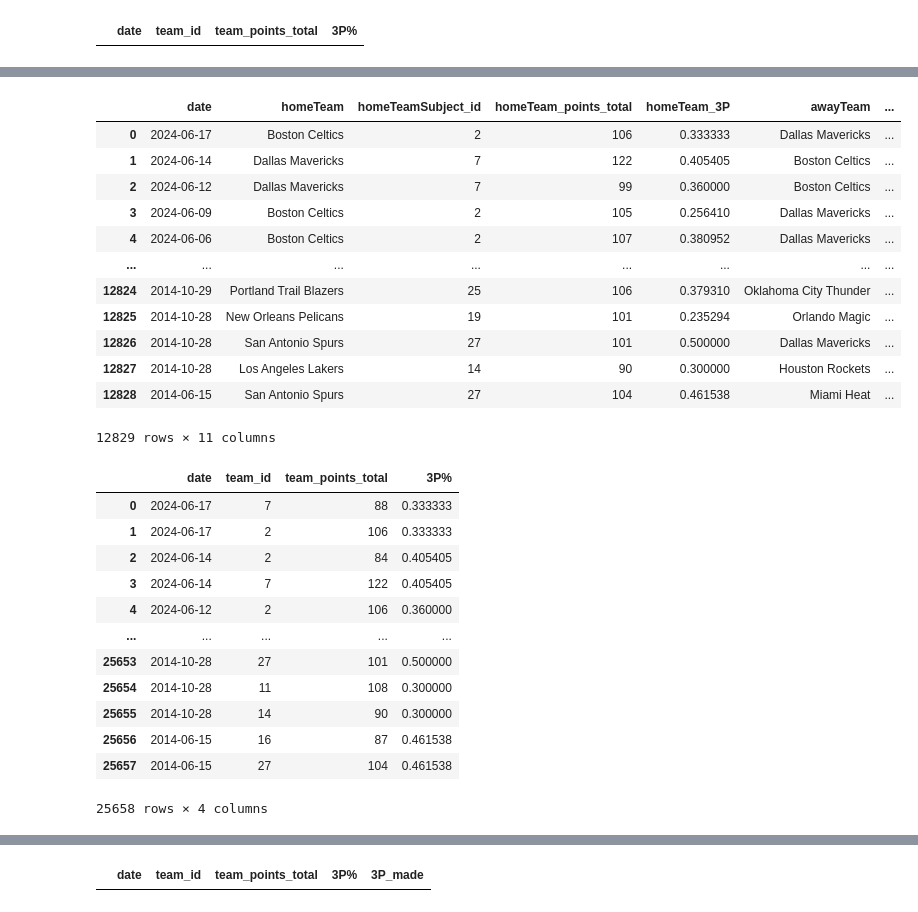
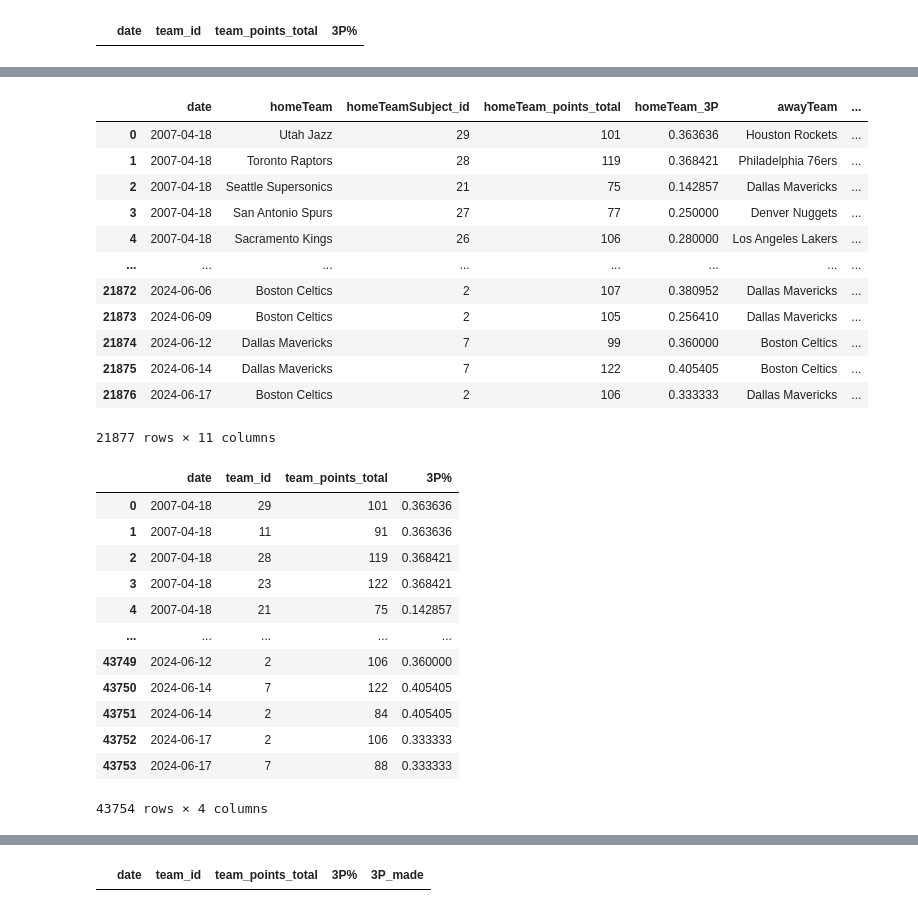
Before and after one commit to maxbraith/NBAModel, a Jupyter notebook: NBAModel/TimeSeriesML/timeSeriesWinner.ipynb, the cells around one changed output, grey strips where cells are left out. Cells and saved outputs as stored; diff of their text form; code cells hidden in the pictures.

```diff
--- a/NBAModel/TimeSeriesML/timeSeriesWinner.ipynb
+++ b/NBAModel/TimeSeriesML/timeSeriesWinner.ipynb
@@ -11,7 +11,7 @@ from sklearn.model_selection import train_test_split
 from keras.callbacks import EarlyStopping, ReduceLROnPlateau
 from sklearn.metrics import accuracy_score
 # %%
-df = pd.read_csv('CopyOfNBADatawithWinandPlayoff.csv')
+df = pd.read_csv('nbsDataAllScrapedInfo.csv')
 df
 # %% [output]
 |  | date | homeTeam | homeTeam_id | homeTeam_points_total | homeTeam_points_q1 | homeTeam_points_q2 | ... |
@@ -58,7 +58,10 @@ subjectID_dict = {
     "SAS": 27,
     "TOR": 28,
     "UTA": 29,
-    "WAS": 30
+    "WAS": 30,
+    "NOH": 19,
+    "NJN": 3,
+    "SEA": 21
 }
 # %%
 df["homeTeamSubject_id"] = df["homeTeam_id"].map(subjectID_dict)
@@ -419,5 +424,4 @@ dfLim2
 # %%
 #reformat the dates so they can be compared
-dfLim2['date'] = dfLim2['date'].apply(lambda x: datetime.strptime(x, "%Y-%m-%d"))
 dfLim2
 # %% [output]
@@ -529,39 +528,37 @@ dfIDtoStat2
 # %%
 #reverse df order - should now start with 2014
-dfLim2 = dfLim2.iloc[::-1].reset_index(drop=True)
 dfLim2
 # %% [output]
 |  | date | homeTeam | homeTeamSubject_id | homeTeam_points_total | homeTeam_3P | awayTeam | ... |
-| 0 | 2024-06-17 | Boston Celtics | 2 | 106 | 0.333333 | Dallas Mavericks | ... |
-| 1 | 2024-06-14 | Dallas Mavericks | 7 | 122 | 0.405405 | Boston Celtics | ... |
-| 2 | 2024-06-12 | Dallas Mavericks | 7 | 99 | 0.360000 | Boston Celtics | ... |
-| 3 | 2024-06-09 | Boston Celtics | 2 | 105 | 0.256410 | Dallas Mavericks | ... |
-| 4 | 2024-06-06 | Boston Celtics | 2 | 107 | 0.380952 | Dallas Mavericks | ... |
+| 0 | 2007-04-18 | Utah Jazz | 29 | 101 | 0.363636 | Houston Rockets | ... |
+| 1 | 2007-04-18 | Toronto Raptors | 28 | 119 | 0.368421 | Philadelphia 76ers | ... |
+| 2 | 2007-04-18 | Seattle Supersonics | 21 | 75 | 0.142857 | Dallas Mavericks | ... |
+| 3 | 2007-04-18 | San Antonio Spurs | 27 | 77 | 0.250000 | Denver Nuggets | ... |
+| 4 | 2007-04-18 | Sacramento Kings | 26 | 106 | 0.280000 | Los Angeles Lakers | ... |
 | ... | ... | ... | ... | ... | ... | ... | ... |
-| 12824 | 2014-10-29 | Portland Trail Blazers | 25 | 106 | 0.379310 | Oklahoma City Thunder | ... |
-| 12825 | 2014-10-28 | New Orleans Pelicans | 19 | 101 | 0.235294 | Orlando Magic | ... |
-| 12826 | 2014-10-28 | San Antonio Spurs | 27 | 101 | 0.500000 | Dallas Mavericks | ... |
-| 12827 | 2014-10-28 | Los Angeles Lakers | 14 | 90 | 0.300000 | Houston Rockets | ... |
-| 12828 | 2014-06-15 | San Antonio Spurs | 27 | 104 | 0.461538 | Miami Heat | ... |
+| 21872 | 2024-06-06 | Boston Celtics | 2 | 107 | 0.380952 | Dallas Mavericks | ... |
+| 21873 | 2024-06-09 | Boston Celtics | 2 | 105 | 0.256410 | Dallas Mavericks | ... |
+| 21874 | 2024-06-12 | Dallas Mavericks | 7 | 99 | 0.360000 | Boston Celtics | ... |
+| 21875 | 2024-06-14 | Dallas Mavericks | 7 | 122 | 0.405405 | Boston Celtics | ... |
+| 21876 | 2024-06-17 | Boston Celtics | 2 | 106 | 0.333333 | Dallas Mavericks | ... |
-12829 rows × 11 columns
+21877 rows × 11 columns
 # %%
 #reverse order - should now start with 2014
-dfIDtoStat2 = dfIDtoStat2.iloc[::-1].reset_index(drop=True)
 dfIDtoStat2
 # %% [output]
 |  | date | team_id | team_points_total | 3P% |
-| 0 | 2024-06-17 | 7 | 88 | 0.333333 |
-| 1 | 2024-06-17 | 2 | 106 | 0.333333 |
-| 2 | 2024-06-14 | 2 | 84 | 0.405405 |
-| 3 | 2024-06-14 | 7 | 122 | 0.405405 |
-| 4 | 2024-06-12 | 2 | 106 | 0.360000 |
+| 0 | 2007-04-18 | 29 | 101 | 0.363636 |
+| 1 | 2007-04-18 | 11 | 91 | 0.363636 |
+| 2 | 2007-04-18 | 28 | 119 | 0.368421 |
+| 3 | 2007-04-18 | 23 | 122 | 0.368421 |
+| 4 | 2007-04-18 | 21 | 75 | 0.142857 |
 | ... | ... | ... | ... | ... |
-| 25653 | 2014-10-28 | 27 | 101 | 0.500000 |
-| 25654 | 2014-10-28 | 11 | 108 | 0.300000 |
-| 25655 | 2014-10-28 | 14 | 90 | 0.300000 |
-| 25656 | 2014-06-15 | 16 | 87 | 0.461538 |
-| 25657 | 2014-06-15 | 27 | 104 | 0.461538 |
+| 43749 | 2024-06-12 | 2 | 106 | 0.360000 |
+| 43750 | 2024-06-14 | 7 | 122 | 0.405405 |
+| 43751 | 2024-06-14 | 2 | 84 | 0.405405 |
+| 43752 | 2024-06-17 | 2 | 106 | 0.333333 |
+| 43753 | 2024-06-17 | 7 | 88 | 0.333333 |
-25658 rows × 4 columns
+43754 rows × 4 columns
 # %%
 #X1.Shape is num data, window size, variables
 X2, y2 = df_to_X_y(dfLim2, dfIDtoStat2, 5)
```
Also changed, not shown: parts of 81 cells of this notebook.
